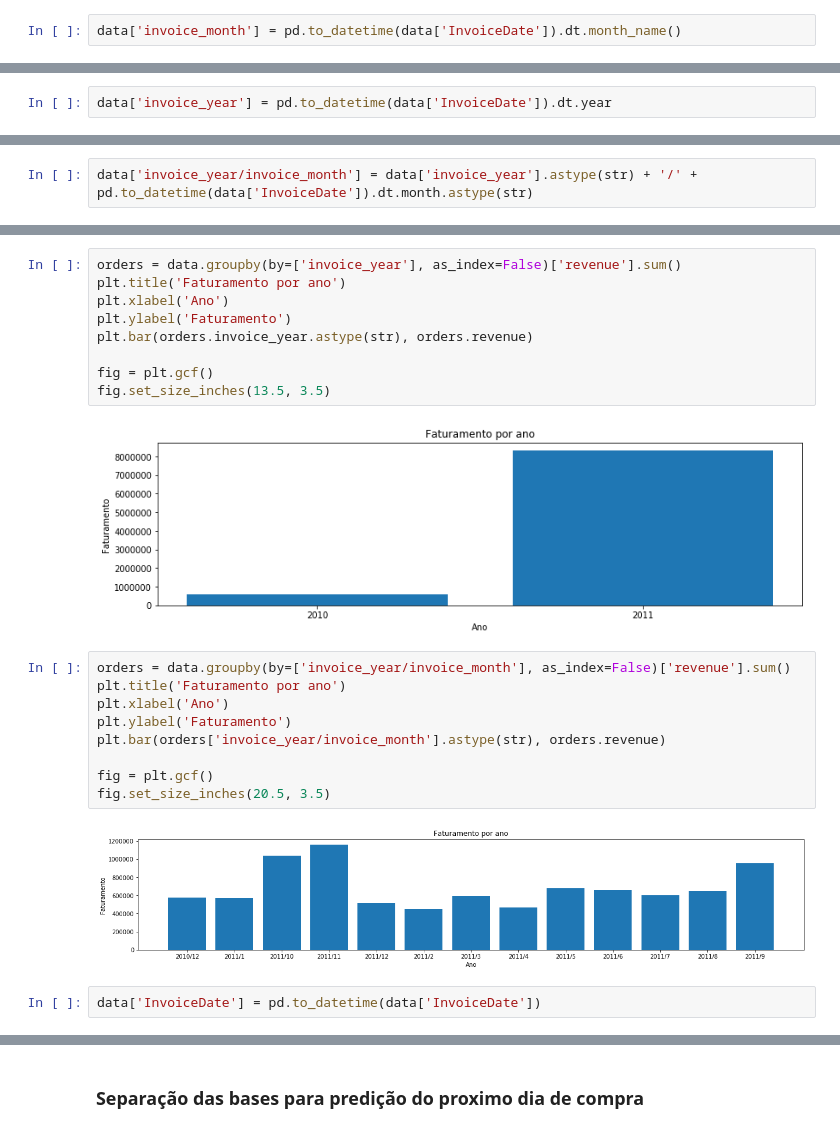
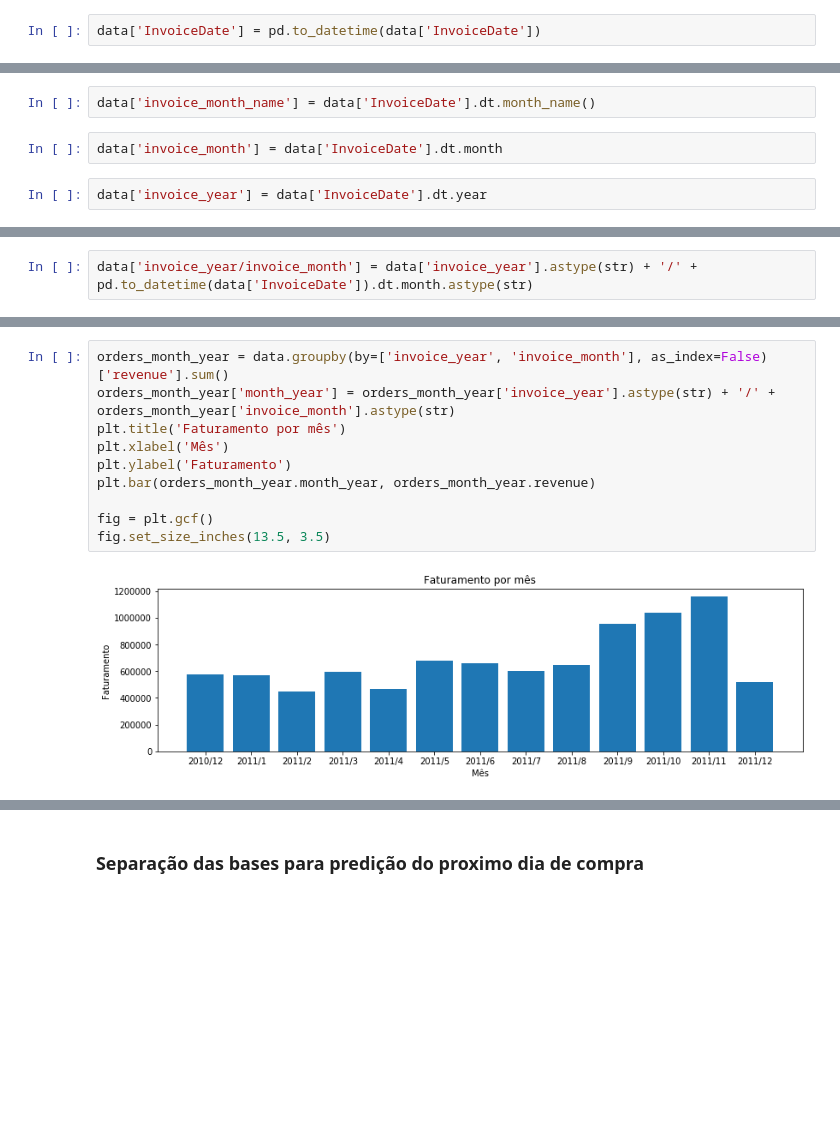
Before and after one commit to aleffelex/ClientSegmentation, a Jupyter notebook: CustomerSegmentation.ipynb, the cells around one changed output, grey strips where cells are left out. Saved outputs shown, nothing was run; the diff lists cells and outputs as text; blank space fills up the shorter version.

```diff
--- a/CustomerSegmentation.ipynb
+++ b/CustomerSegmentation.ipynb
@@ -105,4 +91,4 @@ Gráfico vendas por mês
 # %% [markdown]
 Adicionando as colunas [mês,ano,faturamento]
 # %%
-data['invoice_month'] = pd.to_datetime(data['InvoiceDate']).dt.month_name()
+data['InvoiceDate'] = pd.to_datetime(data['InvoiceDate'])
@@ -109,5 +105,9 @@ data['invoice_month'] = pd.to_datetime(data['InvoiceDate']).dt.month_name()
+# %%
+data['invoice_month_name'] = data['InvoiceDate'].dt.month_name()
+# %%
+data['invoice_month'] = data['InvoiceDate'].dt.month
 # %%
-data['invoice_year'] = pd.to_datetime(data['InvoiceDate']).dt.year
+data['invoice_year'] = data['InvoiceDate'].dt.year
 # %%
 data['revenue'] = data['Quantity'] * data['UnitPrice']
 # %%
@@ -135,24 +138,12 @@ fig.set_size_inches(13.5, 3.5)
 # %%
-orders = data.groupby(by=['invoice_year'], as_index=False)['revenue'].sum()
-plt.title('Faturamento por ano')
-plt.xlabel('Ano')
+orders_month_year = data.groupby(by=['invoice_year', 'invoice_month'], as_index=False)['revenue'].sum()
+orders_month_year['month_year'] = orders_month_year['invoice_year'].astype(str) + '/' + orders_month_year['invoice_month'].astype(str)
+plt.title('Faturamento por mês')
+plt.xlabel('Mês')
 plt.ylabel('Faturamento')
-plt.bar(orders.invoice_year.astype(str), orders.revenue)
+plt.bar(orders_month_year.month_year, orders_month_year.revenue)
 
 fig = plt.gcf()
 fig.set_size_inches(13.5, 3.5)
 # %% [output]
-[figure, old version]
+[figure, new version]
-# %%
-orders = data.groupby(by=['invoice_year/invoice_month'], as_index=False)['revenue'].sum()
-plt.title('Faturamento por ano')
-plt.xlabel('Ano')
-plt.ylabel('Faturamento')
-plt.bar(orders['invoice_year/invoice_month'].astype(str), orders.revenue)
-
-fig = plt.gcf()
-fig.set_size_inches(20.5, 3.5)
-# %% [output]
-[figure, removed]
-# %%
-data['InvoiceDate'] = pd.to_datetime(data['InvoiceDate'])
```
Also changed, not shown: parts of 16 cells of this notebook.
